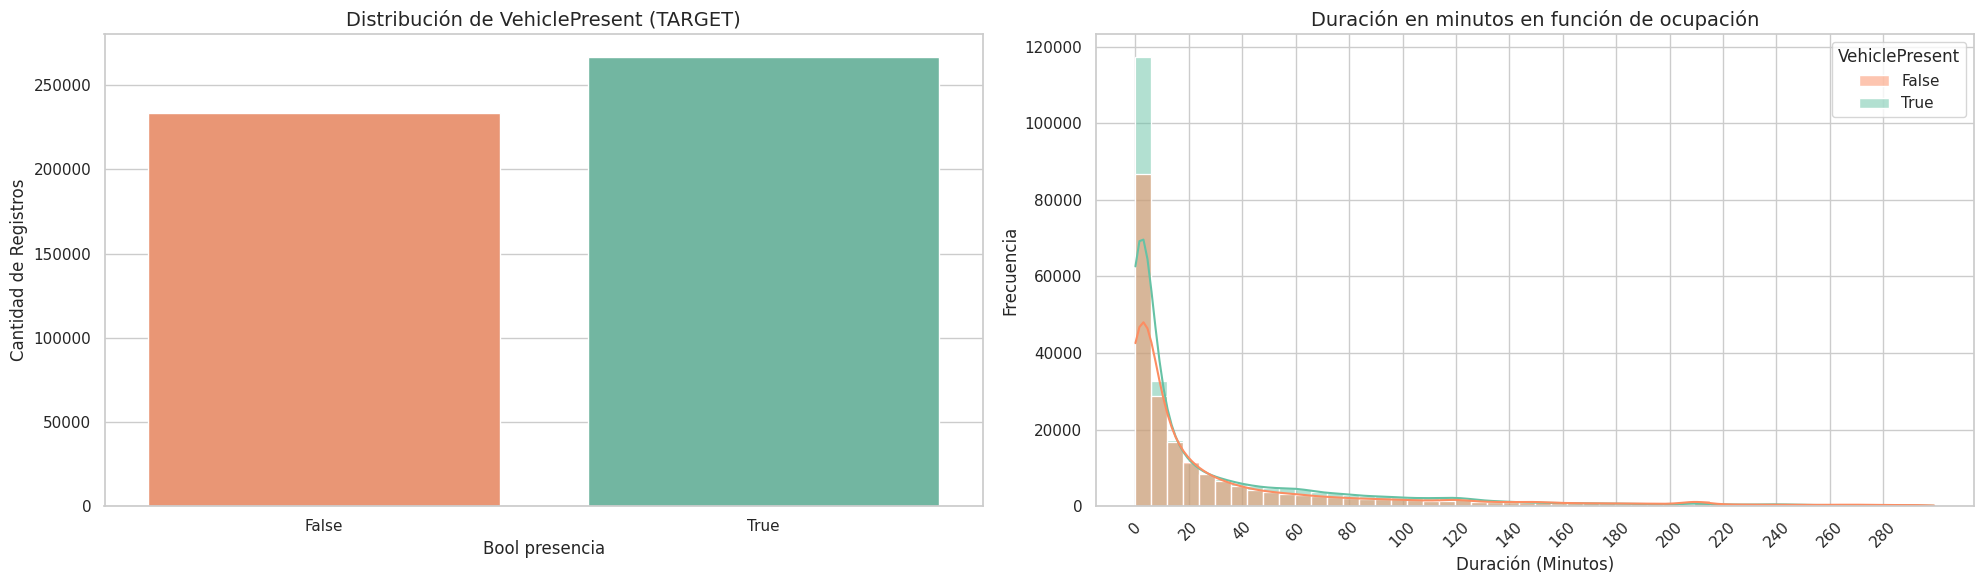
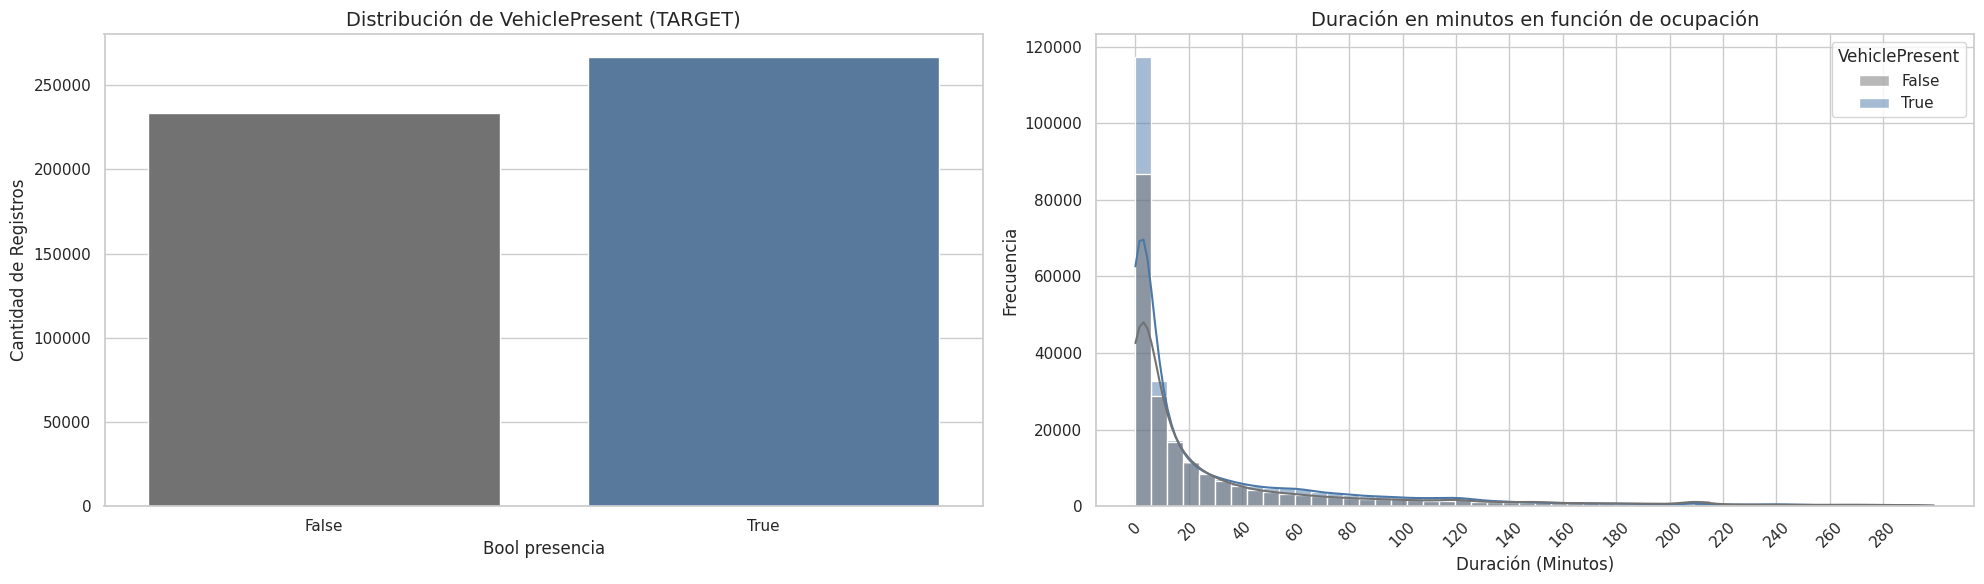
The notebook cell's code change between the first figure and the second:
--- before
+++ after
@@ -6,7 +6,6 @@
 fig, axes = plt.subplots(1, 2, figsize=(20, 6))
 
-# Set colors for VehiclePresent: False -> orange, True -> green
-set2_colors = sns.color_palette('Set2', 2)
-palette_vehicle_present = {False: set2_colors[1], True: set2_colors[0]}
+# Neutral palette without positive/negative visual bias
+palette_vehicle_present = {False: "#737272", True: '#4C78A8'}
 hue_order_vehicle_present = [False, True]
 

Commit: [ADD]  include hotspots barplot in eda